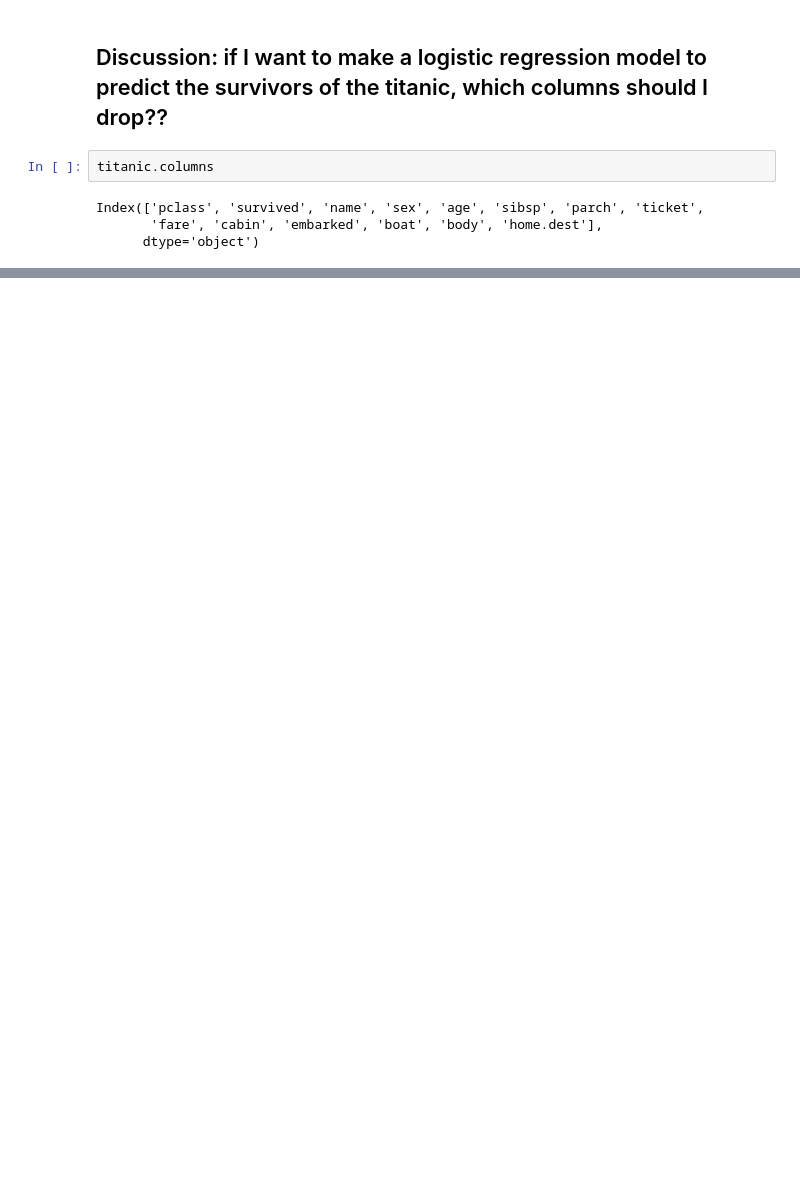
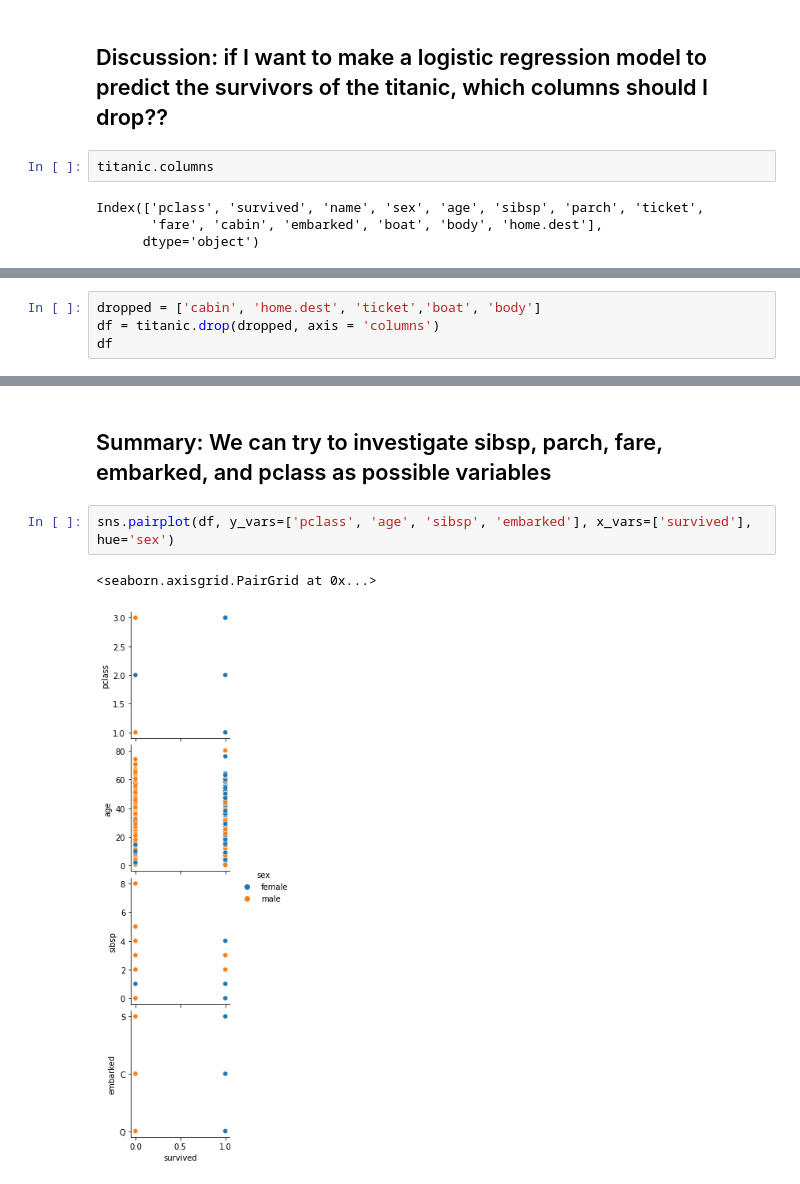
Before and after one commit to Carlene/INTRO-TO-DATA-ANALYSIS, a Jupyter notebook: titanic_simple.ipynb, the cells around one changed output, grey strips where cells are left out. Saved outputs shown, nothing was run; the diff lists cells and outputs as text; blank space fills up the shorter version.

Commit message:
adds plots to titanic exploration

```diff
--- a/titanic_simple.ipynb
+++ b/titanic_simple.ipynb
@@ -68,0 +188,4 @@ Index(['pclass', 'survived', 'name', 'sex', 'age', 'sibsp', 'parch', 'ticket',
+# %%
+dropped = ['cabin', 'home.dest', 'ticket','boat', 'body']
+df = titanic.drop(dropped, axis = 'columns')
+df
@@ -68,0 +206,7 @@ Index(['pclass', 'survived', 'name', 'sex', 'age', 'sibsp', 'parch', 'ticket',
+# %% [markdown]
+## Summary: We can try to investigate sibsp, parch, fare, embarked, and pclass as possible variables
+# %%
+sns.pairplot(df, y_vars=['pclass', 'age', 'sibsp', 'embarked'], x_vars=['survived'], hue='sex')
+# %% [output]
+<seaborn.axisgrid.PairGrid at 0x...>
+[figure, added]
```
Also changed, not shown: parts of 26 cells of this notebook.
